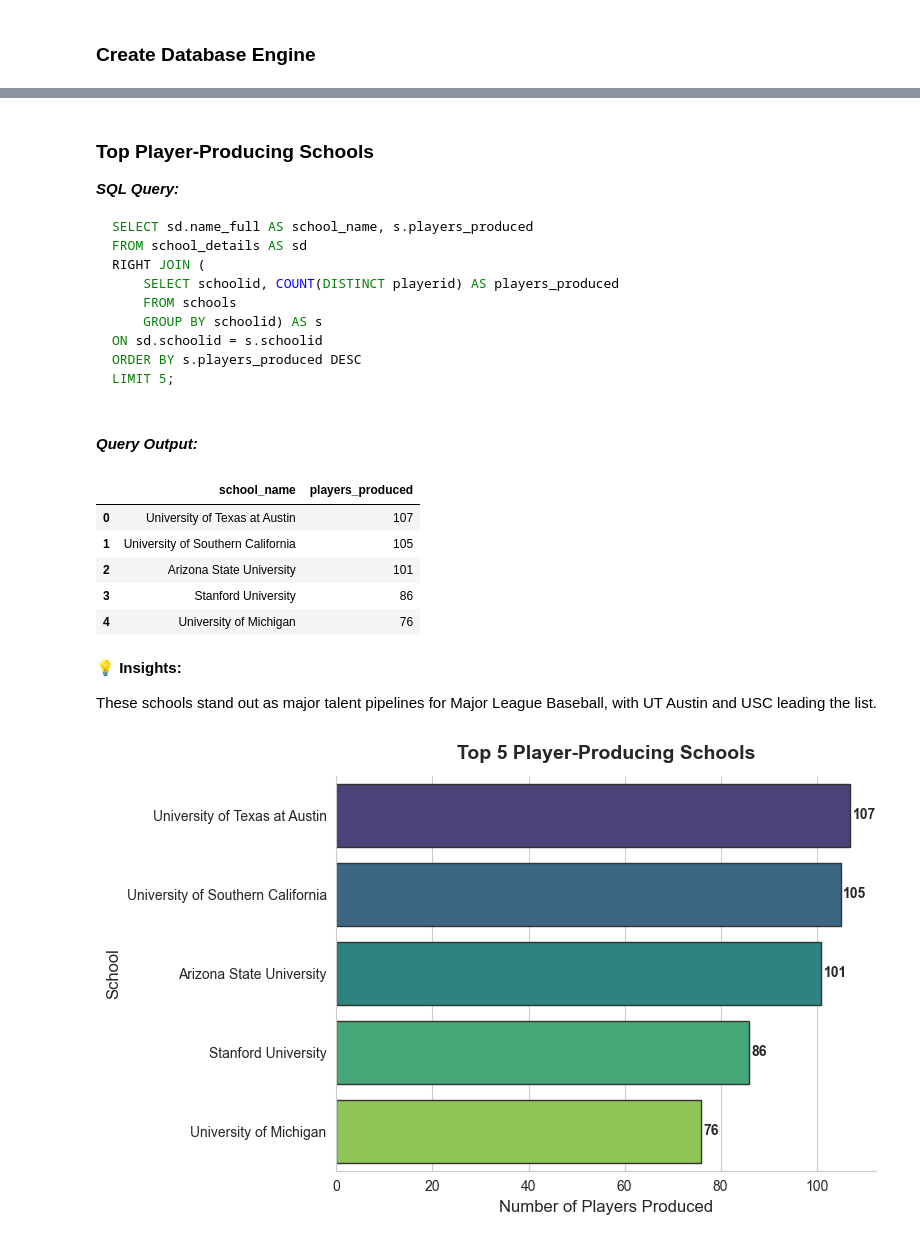
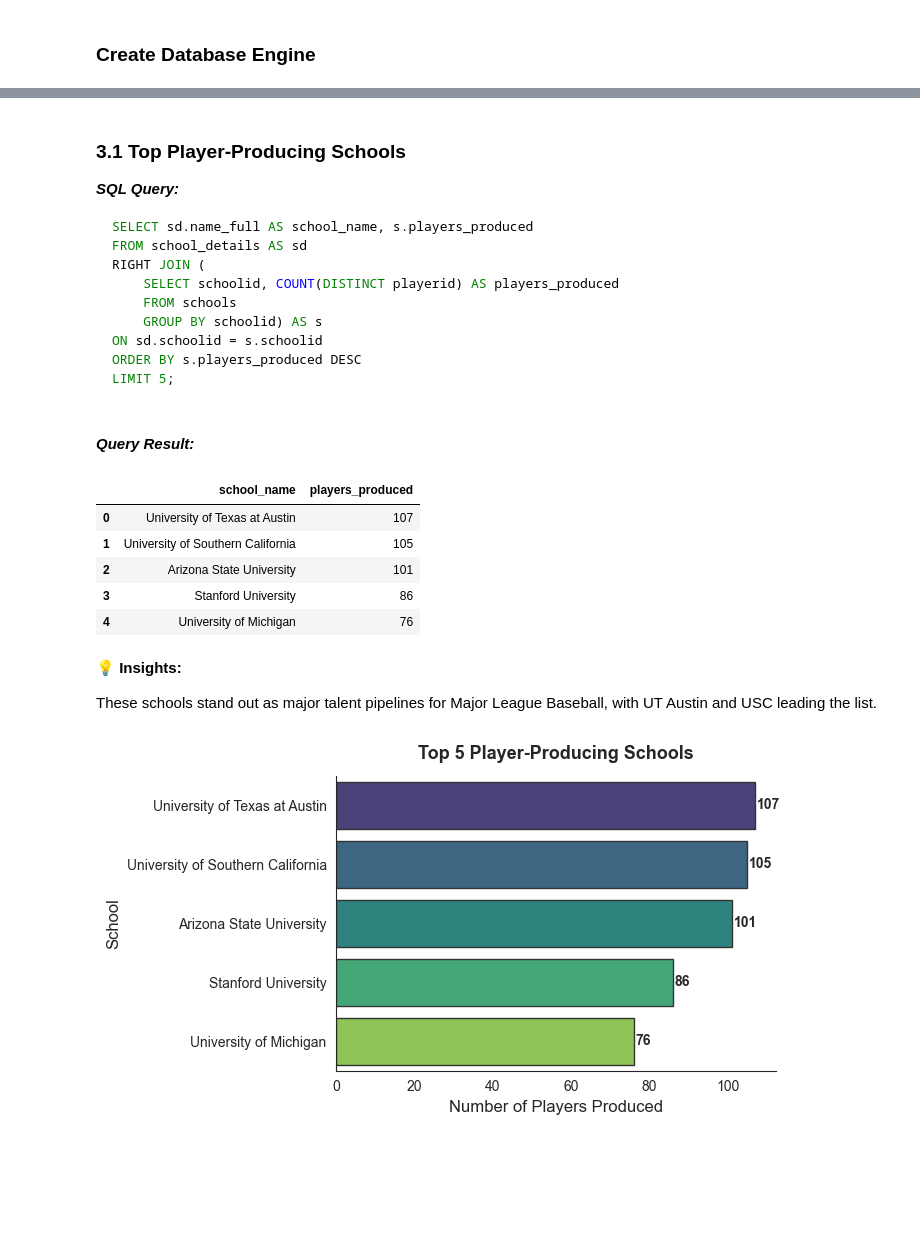
Before and after one commit to shree131/mlb-player-analytics, a Jupyter notebook: NoteBooks/MLB Players Analysis.ipynb, the cells around one changed output, grey strips where cells are left out. Saved outputs shown, nothing was run; the diff lists cells and outputs as text; code cells hidden in the pictures; blank space fills up the shorter version.

Commit message:
School-based analysis

````diff
--- a/NoteBooks/MLB Players Analysis.ipynb
+++ b/NoteBooks/MLB Players Analysis.ipynb
@@ -48,6 +48,7 @@ We’ll use SQL to extract and filter relevant slices of the data throughout the
 import pandas as pd
 import seaborn as sns
 import matplotlib.pyplot as plt
+from IPython.display import display, Markdown
 
 # Environment Variables and DB Connection
 import os
@@ -55,7 +56,7 @@ from dotenv import load_dotenv
 from sqlalchemy import create_engine
 
 # Set global seaborn styles
-sns.set_style("whitegrid", {"axes.spines.right": False, "axes.spines.top": False,
+sns.set_style("white", {"axes.spines.right": False, "axes.spines.top": False,
                             "axes.spines.left": True,"axes.spines.bottom": True})
 # %% [markdown]
 ### Create Database Engine
@@ -136,5 +142,5 @@ This analysis will help uncover historical and regional influences in player dev
 # %% [markdown]
-### Top Player-Producing Schools
+### 3.1 Top Player-Producing Schools
 
 ***SQL Query:***
 ```sql
@@ -148,8 +154,9 @@ ON sd.schoolid = s.schoolid
 ORDER BY s.players_produced DESC
 LIMIT 5;
 # %% [markdown]
-***Query Output:***
+***Query Result:***
 # %%
+# Hidden query execution
 query = """
     SELECT sd.name_full AS school_name, s.players_produced
     FROM school_details AS sd
@@ -161,36 +168,37 @@ query = """
     ORDER BY s.players_produced DESC
     LIMIT 5;
 """
-
-df_top_five_schools = pd.read_sql(query, con=engine)
-df_top_five_schools
-# %% [output]
-|  | school_name | players_produced |
-| 0 | University of Texas at Austin | 107 |
-| 1 | University of Southern California | 105 |
-| 2 | Arizona State University | 101 |
-| 3 | Stanford University | 86 |
-| 4 | University of Michigan | 76 |
+# %%
+# Run query and preview result
+df_top_five_schools = pd.read_sql(query, con=engine)
+df_top_five_schools
+# %% [output]
+|  | school_name | players_produced |
+| 0 | University of Texas at Austin | 107 |
+| 1 | University of Southern California | 105 |
+| 2 | Arizona State University | 101 |
+| 3 | Stanford University | 86 |
+| 4 | University of Michigan | 76 |
 # %% [markdown]
 **💡 Insights:**
 
 These schools stand out as major talent pipelines for Major League Baseball, with UT Austin and USC leading the list.
 # %%
-plt.figure(figsize=(8, 5))
+plt.figure(figsize=(7, 4))
 sns.barplot(data=df_top_five_schools, x="players_produced", y="school_name",
             hue="school_name", palette="viridis", edgecolor=".2")
 
 # Add bar labels
 for index, value in enumerate(df_top_five_schools["players_produced"]):
     plt.text(value + 0.5, index, str(value), va='center', fontsize=10, fontweight='semibold')
 
 # Axis labels & title
 plt.xlabel("Number of Players Produced", fontsize=12)
 plt.ylabel("School", fontsize=12)
-plt.title("Top 5 Player-Producing Schools", fontsize=14, weight='bold', pad=12)
+plt.title("Top 5 Player-Producing Schools", fontsize=13, weight='bold', pad=12)
 
 plt.tight_layout()
 plt.show()
 # %% [output]
-[figure, old version]
+[figure, new version]
 # %% [markdown]
````
Also changed, not shown: parts of 33 cells of this notebook, 1 other file.
